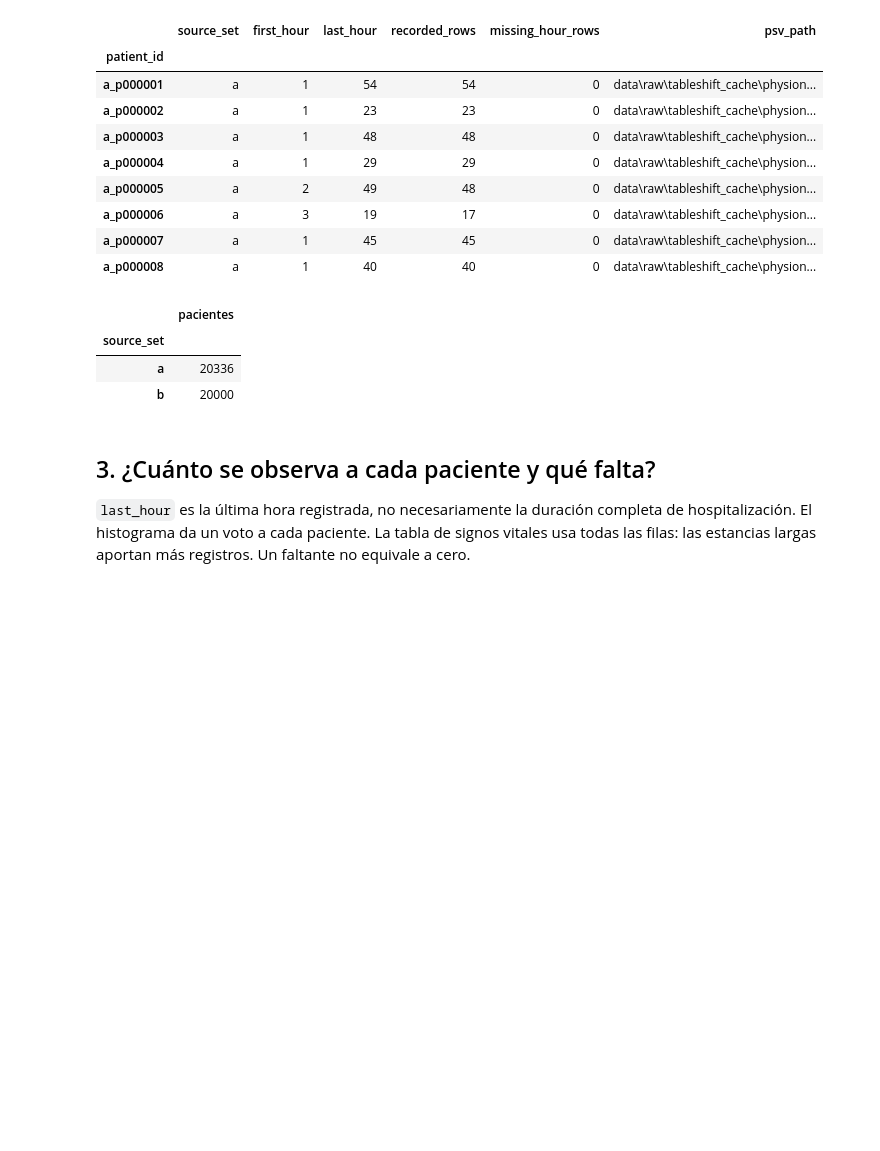
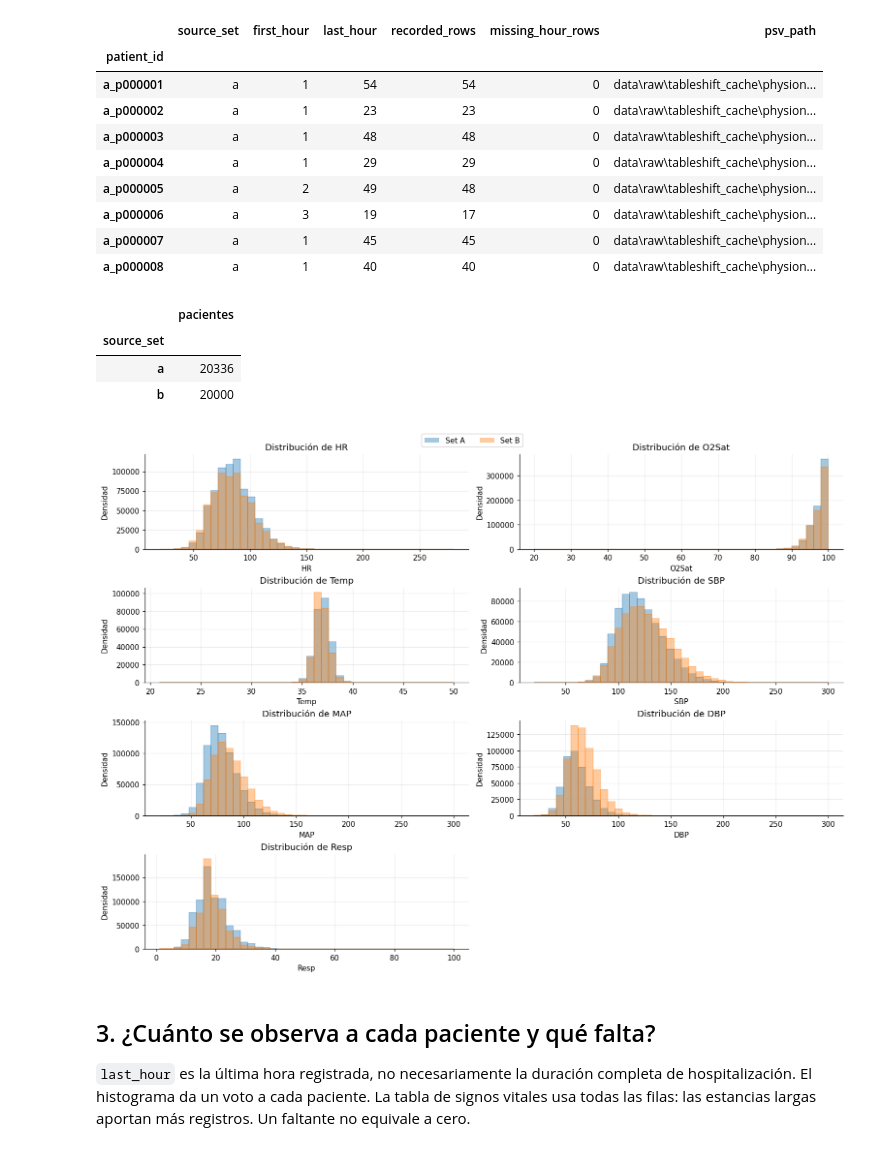
Before and after one commit to jeffreymonjacastro/tesis-darl, a Jupyter notebook: code/src/notebooks/physionet_iculos_vitals_eda.ipynb, the cells around one changed output. Drawn from its saved outputs; the diff is of its cells as text; code cells hidden in the pictures; blank space fills up the shorter version.

```diff
--- a/code/src/notebooks/physionet_iculos_vitals_eda.ipynb
+++ b/code/src/notebooks/physionet_iculos_vitals_eda.ipynb
@@ -128,3 +134,66 @@ display(patient_summary.groupby("source_set").size().rename("pacientes").to_fram
+# %%
+from matplotlib.patches import Patch
+
+variables = DEFAULT_VITALS
+colors = {
+    "a": "tab:blue",
+    "b": "tab:orange",
+}
+
+plot_data = data.copy()
+plot_data["source_set"] = plot_data["source_set"].str.lower()
+
+fig, axes = plt.subplots(
+    nrows=4,
+    ncols=2,
+    figsize=(14, 10),
+    constrained_layout=True,
+)
+
+for ax, variable in zip(axes.flat, variables):
+    variable_data = plot_data[[variable, "source_set"]].dropna()
+
+    # Bins comunes para comparar A y B correctamente
+    bins = np.histogram_bin_edges(variable_data[variable], bins=40)
+
+    for source_set in ["a", "b"]:
+        values = variable_data.loc[
+            variable_data["source_set"] == source_set,
+            variable,
+        ]
+
+        ax.hist(
+            values,
+            bins=bins,
+            density=False,
+            alpha=0.40,
+            color=colors[source_set],
+            edgecolor=colors[source_set],
+            label=f"Set {source_set.upper()}",
+        )
+
+    ax.set_title(f"Distribución de {variable}")
+    ax.set_xlabel(variable)
+    ax.set_ylabel("Densidad")
+    ax.grid(alpha=0.25)
+
+axes.flat[-1].axis("off")
+
+legend_handles = [
+    Patch(facecolor=colors["a"], alpha=0.40, label="Set A"),
+    Patch(facecolor=colors["b"], alpha=0.40, label="Set B"),
+]
+
+fig.legend(
+    handles=legend_handles,
+    loc="upper center",
+    ncol=2,
+    bbox_to_anchor=(0.5, 1.02),
+)
+
+plt.show()
+# %% [output]
+[figure, added]
 # %% [markdown]
 ## 3. ¿Cuánto se observa a cada paciente y qué falta?
 
```
Also changed, not shown: parts of 1 cell of this notebook, 17 other files.
